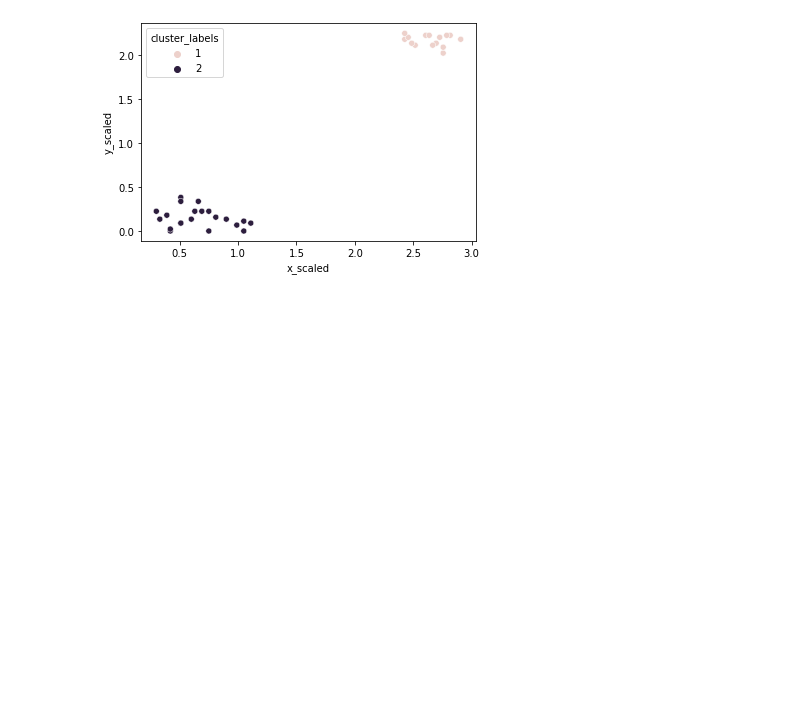
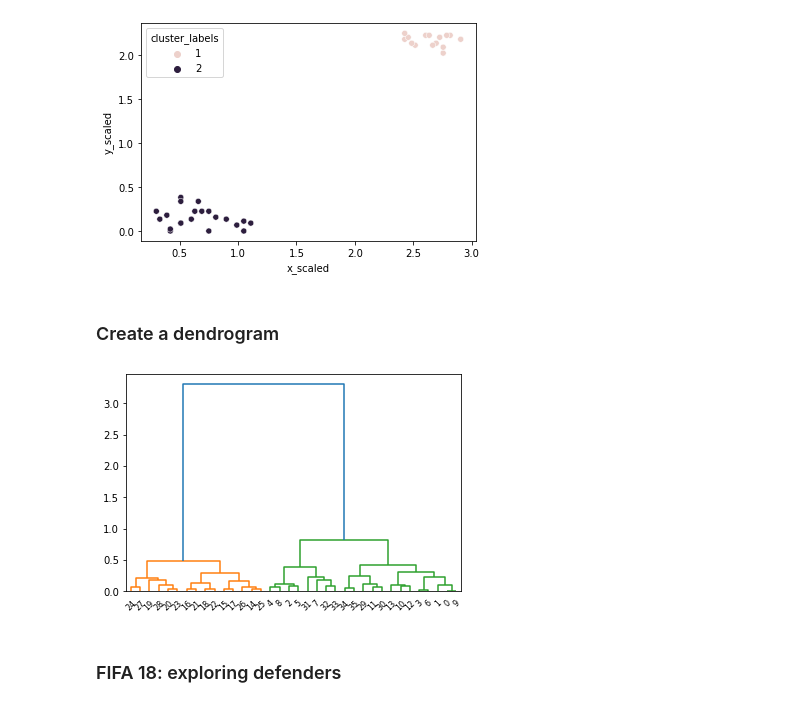
Before and after one commit to xwu0223/MBAN-6400, a Jupyter notebook: Cluster Analysis in Python/Hierarchical Clustering/hierarchical_clustering.ipynb, the cells around one changed output. Saved outputs shown, nothing was run; the diff lists cells and outputs as text; code cells hidden in the pictures; blank space fills up the shorter version.

```diff
--- a/Cluster Analysis in Python/Hierarchical Clustering/hierarchical_clustering.ipynb
+++ b/Cluster Analysis in Python/Hierarchical Clustering/hierarchical_clustering.ipynb
@@ -231,5 +231,18 @@ sns.scatterplot(x='x_scaled',
 plt.show()
 # %% [output]
 [figure]
-# %% [markdown]
-###
+# %% [markdown]
+### Create a dendrogram
+# %%
+# Import the dendrogram function
+from scipy.cluster.hierarchy import dendrogram
+
+# Create a dendrogram
+dn = dendrogram(distance_matrix)
+
+# Display the dendogram
+plt.show()
+# %% [output]
+[figure, added]
+# %% [markdown]
+### FIFA 18: exploring defenders
```
Also changed, not shown: parts of 4 cells of this notebook.
